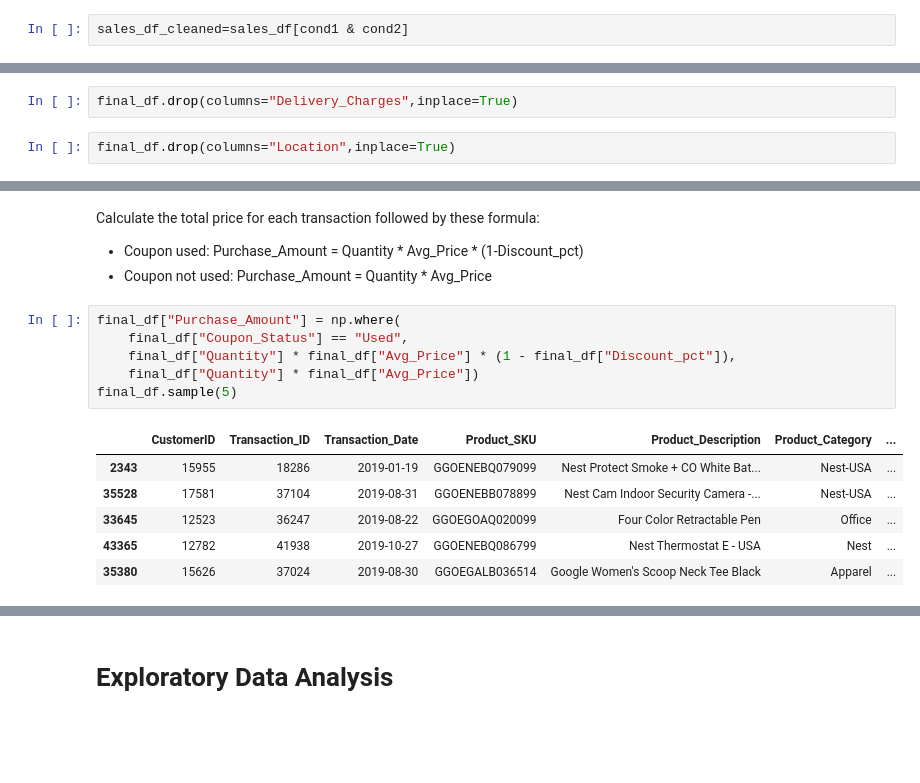
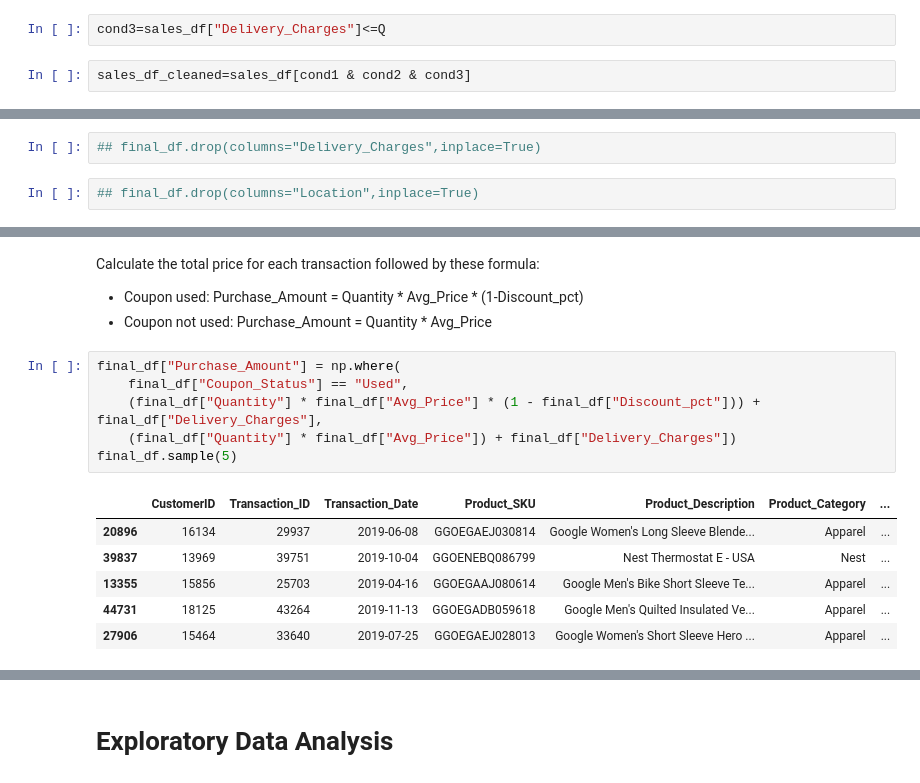
Before and after one commit to huongtran2104/Final-Project, a Jupyter notebook: [Final]_Final_Project.ipynb, the cells around one changed output, grey strips where cells are left out. Cells and saved outputs as stored; diff of their text form; blank space fills up the shorter version.

```diff
--- a/[Final]_Final_Project.ipynb
+++ b/[Final]_Final_Project.ipynb
@@ -427,5 +425,7 @@ cond2=sales_df["Avg_Price"]<=Q
+# %%
+cond3=sales_df["Delivery_Charges"]<=Q
 # %%
-sales_df_cleaned=sales_df[cond1 & cond2]
+sales_df_cleaned=sales_df[cond1 & cond2 & cond3]
 # %%
 sales_df_cleaned.describe()
 # %% [output]
@@ -599,9 +608,9 @@ delivery_charges_by_region
 # %% [markdown]
 Therefore, for the purpose of this analysis, we will exclude delivery charges and location from consideration.
 # %%
-final_df.drop(columns="Delivery_Charges",inplace=True)
+## final_df.drop(columns="Delivery_Charges",inplace=True)
 # %%
-final_df.drop(columns="Location",inplace=True)
+## final_df.drop(columns="Location",inplace=True)
 # %% [markdown]
 Next, to simplify the calculation, I will divide the discount percentage by 100 to convert it into its decimal form for further computations.
 # %%
@@ -648,16 +657,16 @@ Calculate the total price for each transaction followed by these formula:
 # %%
 final_df["Purchase_Amount"] = np.where(
     final_df["Coupon_Status"] == "Used",
-    final_df["Quantity"] * final_df["Avg_Price"] * (1 - final_df["Discount_pct"]),
-    final_df["Quantity"] * final_df["Avg_Price"])
+    (final_df["Quantity"] * final_df["Avg_Price"] * (1 - final_df["Discount_pct"])) + final_df["Delivery_Charges"],
+    (final_df["Quantity"] * final_df["Avg_Price"]) + final_df["Delivery_Charges"])
 final_df.sample(5)
 # %% [output]
 |  | CustomerID | Transaction_ID | Transaction_Date | Product_SKU | Product_Description | Product_Category | ... |
-| 2343 | 15955 | 18286 | 2019-01-19 | GGOENEBQ079099 | Nest Protect Smoke + CO White Bat... | Nest-USA | ... |
-| 35528 | 17581 | 37104 | 2019-08-31 | GGOENEBB078899 | Nest Cam Indoor Security Camera -... | Nest-USA | ... |
-| 33645 | 12523 | 36247 | 2019-08-22 | GGOEGOAQ020099 | Four Color Retractable Pen | Office | ... |
-| 43365 | 12782 | 41938 | 2019-10-27 | GGOENEBQ086799 | Nest Thermostat E - USA | Nest | ... |
-| 35380 | 15626 | 37024 | 2019-08-30 | GGOEGALB036514 | Google Women's Scoop Neck Tee Black | Apparel | ... |
+| 20896 | 16134 | 29937 | 2019-06-08 | GGOEGAEJ030814 | Google Women's Long Sleeve Blende... | Apparel | ... |
+| 39837 | 13969 | 39751 | 2019-10-04 | GGOENEBQ086799 | Nest Thermostat E - USA | Nest | ... |
+| 13355 | 15856 | 25703 | 2019-04-16 | GGOEGAAJ080614 | Google Men's Bike Short Sleeve Te... | Apparel | ... |
+| 44731 | 18125 | 43264 | 2019-11-13 | GGOEGADB059618 | Google Men's Quilted Insulated Ve... | Apparel | ... |
+| 27906 | 15464 | 33640 | 2019-07-25 | GGOEGAEJ028013 | Google Women's Short Sleeve Hero ... | Apparel | ... |
 # %%
 final_df["Discount_Amount"] = np.where(
     final_df["Coupon_Status"] == "Used",
```
Also changed, not shown: parts of 176 cells of this notebook.
